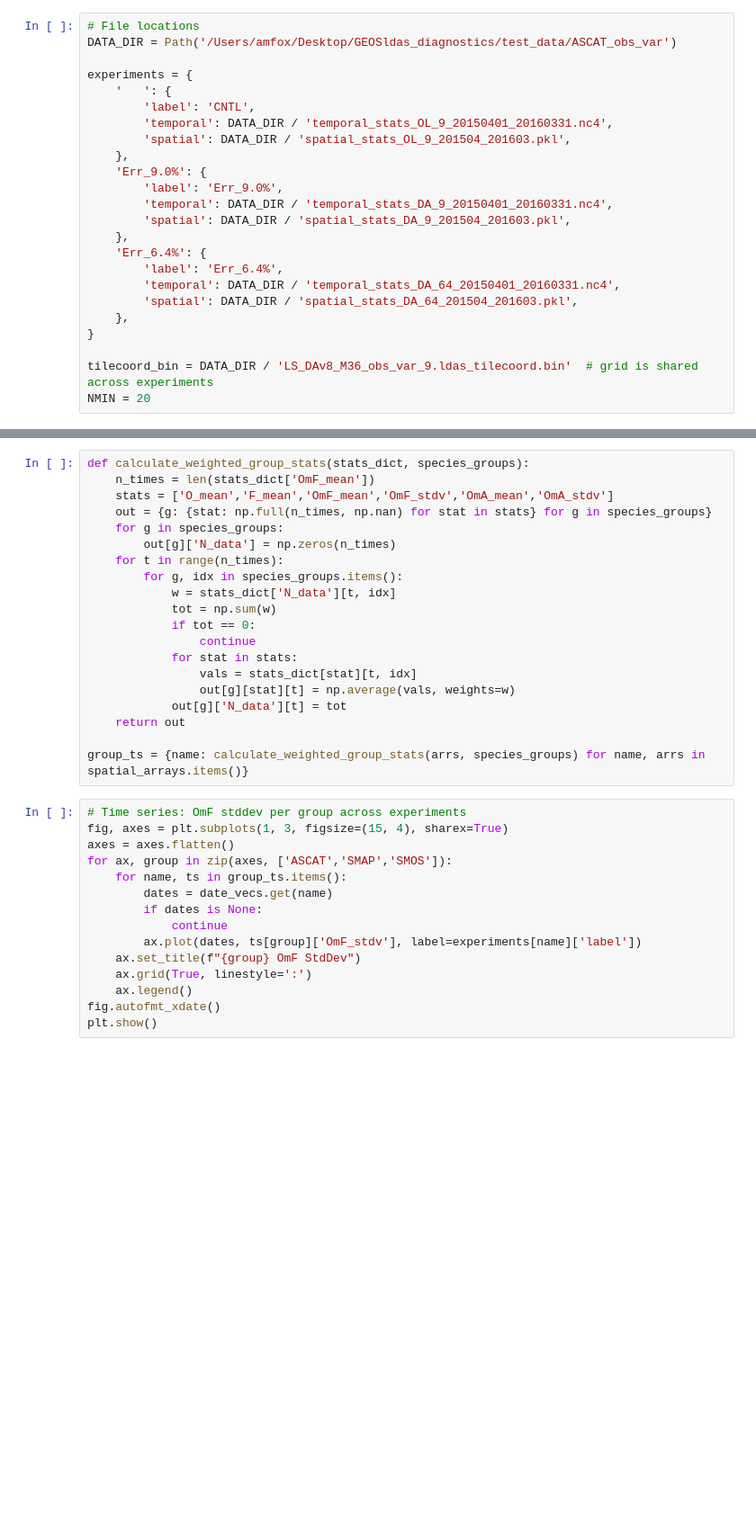
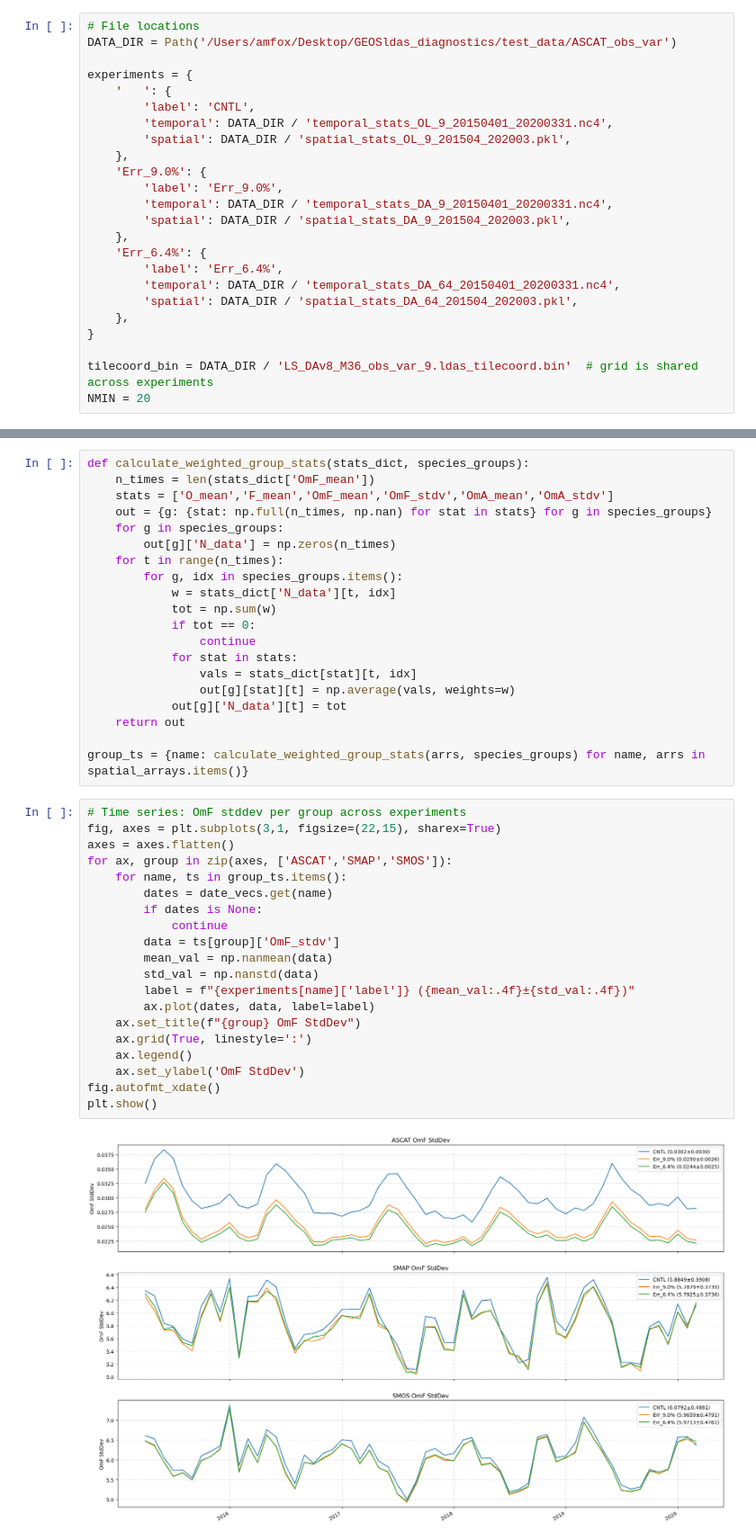
Before and after one commit to amfox37/geosldas-analysis, a Jupyter notebook: projects/obs_var_da/notebooks/obs_var_ofa_figures.ipynb, the cells around one changed output, grey strips where cells are left out. Shown at 90% size. Saved outputs shown, nothing was run; the diff lists cells and outputs as text; blank space fills up the shorter version.

Commit message:
Update obs var OFA figures notebook outputs

```diff
--- a/projects/obs_var_da/notebooks/obs_var_ofa_figures.ipynb
+++ b/projects/obs_var_da/notebooks/obs_var_ofa_figures.ipynb
@@ -37,18 +37,18 @@ DATA_DIR = Path('/Users/amfox/Desktop/GEOSldas_diagnostics/test_data/ASCAT_obs_v
 experiments = {
     '   ': {
         'label': 'CNTL',
-        'temporal': DATA_DIR / 'temporal_stats_OL_9_20150401_20160331.nc4',
-        'spatial': DATA_DIR / 'spatial_stats_OL_9_201504_201603.pkl',
+        'temporal': DATA_DIR / 'temporal_stats_OL_9_20150401_20200331.nc4',
+        'spatial': DATA_DIR / 'spatial_stats_OL_9_201504_202003.pkl',
     },
     'Err_9.0%': {
         'label': 'Err_9.0%',
-        'temporal': DATA_DIR / 'temporal_stats_DA_9_20150401_20160331.nc4',
-        'spatial': DATA_DIR / 'spatial_stats_DA_9_201504_201603.pkl',
+        'temporal': DATA_DIR / 'temporal_stats_DA_9_20150401_20200331.nc4',
+        'spatial': DATA_DIR / 'spatial_stats_DA_9_201504_202003.pkl',
     },
     'Err_6.4%': {
         'label': 'Err_6.4%',
-        'temporal': DATA_DIR / 'temporal_stats_DA_64_20150401_20160331.nc4',
-        'spatial': DATA_DIR / 'spatial_stats_DA_64_201504_201603.pkl',
+        'temporal': DATA_DIR / 'temporal_stats_DA_64_20150401_20200331.nc4',
+        'spatial': DATA_DIR / 'spatial_stats_DA_64_201504_202003.pkl',
     },
 }
 
@@ -153,19 +153,26 @@ def calculate_weighted_group_stats(stats_dict, species_groups):
 group_ts = {name: calculate_weighted_group_stats(arrs, species_groups) for name, arrs in spatial_arrays.items()}
 # %%
 # Time series: OmF stddev per group across experiments
-fig, axes = plt.subplots(1, 3, figsize=(15, 4), sharex=True)
+fig, axes = plt.subplots(3,1, figsize=(22,15), sharex=True)
 axes = axes.flatten()
 for ax, group in zip(axes, ['ASCAT','SMAP','SMOS']):
     for name, ts in group_ts.items():
         dates = date_vecs.get(name)
         if dates is None:
             continue
-        ax.plot(dates, ts[group]['OmF_stdv'], label=experiments[name]['label'])
+        data = ts[group]['OmF_stdv']
+        mean_val = np.nanmean(data)
+        std_val = np.nanstd(data)
+        label = f"{experiments[name]['label']} ({mean_val:.4f}±{std_val:.4f})"
+        ax.plot(dates, data, label=label)
     ax.set_title(f"{group} OmF StdDev")
     ax.grid(True, linestyle=':')
     ax.legend()
+    ax.set_ylabel('OmF StdDev')
 fig.autofmt_xdate()
 plt.show()
+# %% [output]
+[figure, added]
 # %%
 # Time series: OmF stddev per group across experiments
 fig, axes = plt.subplots(1, 3, figsize=(15, 4), sharex=True)
```
Also changed, not shown: parts of 4 cells of this notebook.
